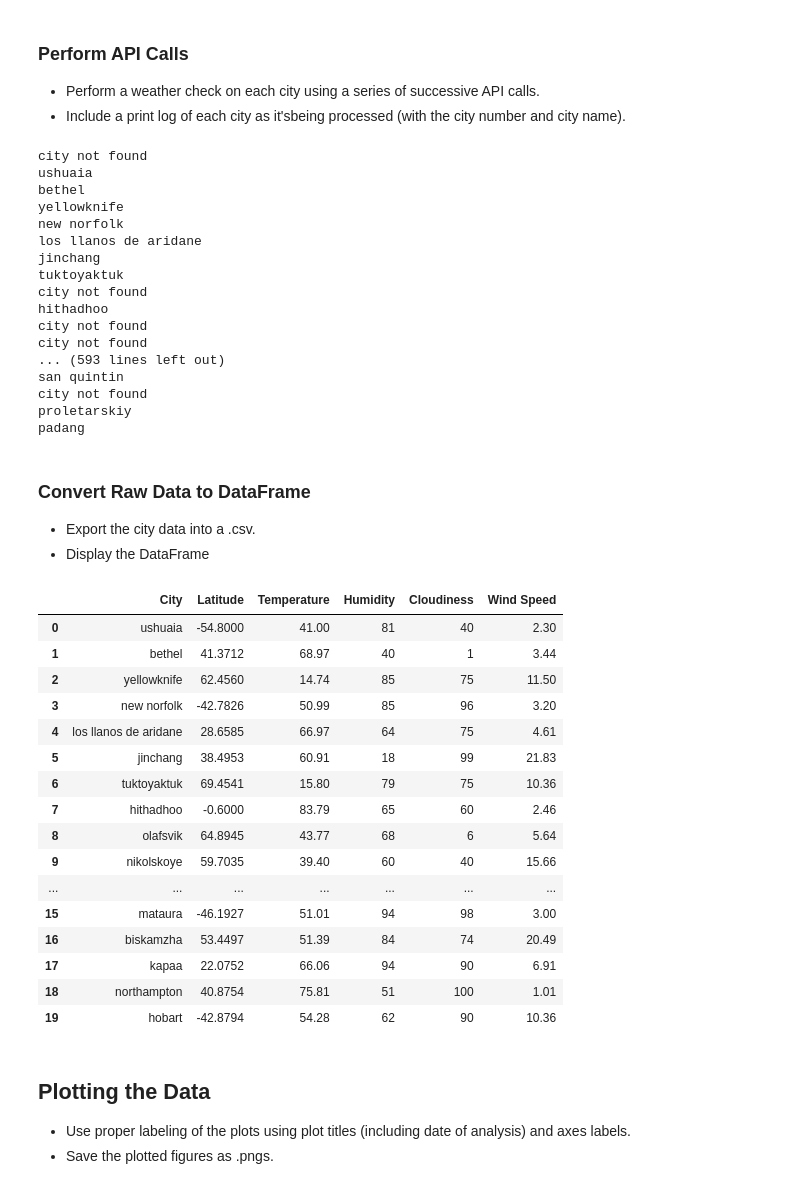
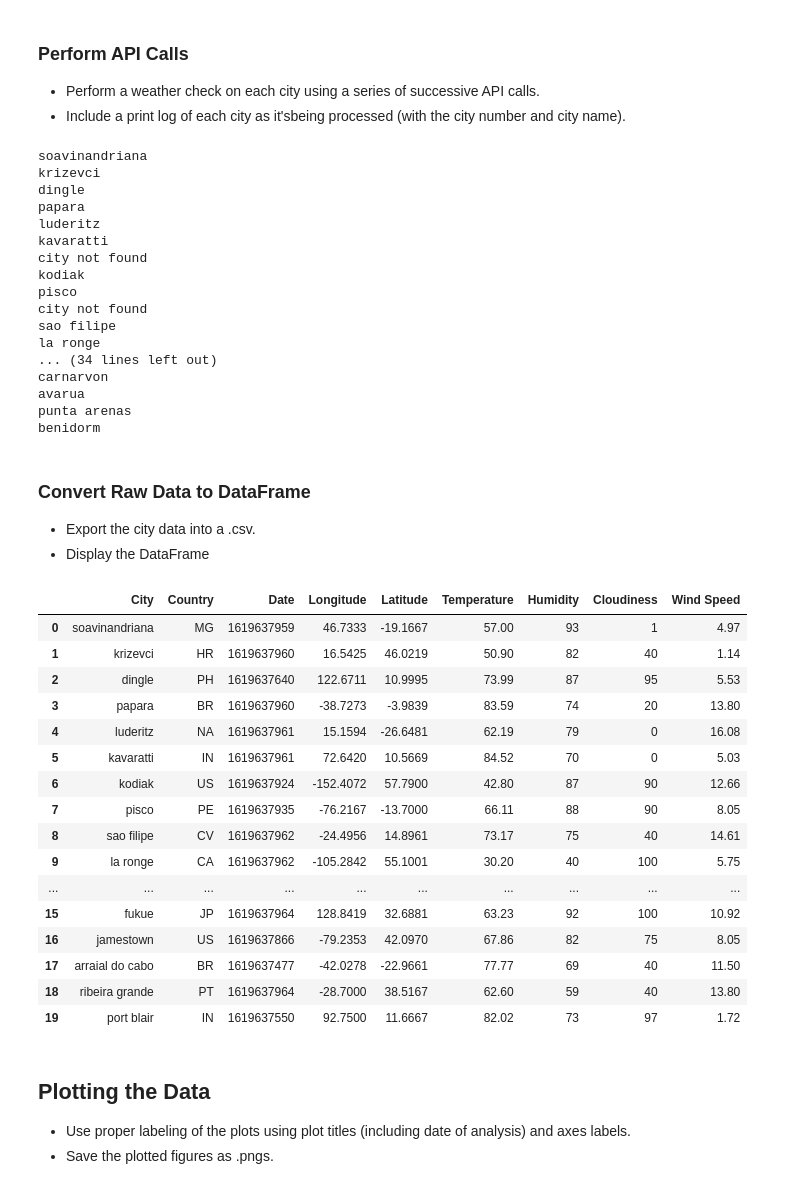
Before and after one commit to adrianna-addicks/python-api-challenge, a Jupyter notebook: starter_code/WeatherPy.ipynb, the cells around one changed output. Drawn from its saved outputs; the diff is of its cells as text; code cells hidden in the pictures.

```diff
--- a/starter_code/WeatherPy.ipynb
+++ b/starter_code/WeatherPy.ipynb
@@ -62,10 +62,12 @@ cityname=[]
 humidity=[]
 clouds=[]
 windspeed=[]
-
+country=[]
+long=[]
+date=[]
 #Query URL
 query_url= f"{url}appid={weather_api_key}&units={units}&q="
-for city in cities[:700]:
+for city in cities[:50]:
 
 
     try:
@@ -76,29 +78,31 @@ for city in cities[:700]:
         humidity.append(response['main']['humidity'])
         clouds.append(response['clouds']['all'])
         windspeed.append(response['wind']['speed'])
-
+        country.append(response['sys']['country'])
+        long.append(response['coord']['lon'])
+        date.append(response['dt'])
         print(city)
     except:
         print("city not found")
         pass
 # %% [output]
+soavinandriana
+krizevci
+dingle
+papara
+luderitz
+kavaratti
 city not found
-ushuaia
-bethel
-yellowknife
-new norfolk
-los llanos de aridane
-jinchang
-tuktoyaktuk
+kodiak
+pisco
 city not found
-hithadhoo
-city not found
-city not found
-... (593 lines left out)
-san quintin
-city not found
-proletarskiy
-padang
+sao filipe
+la ronge
+... (34 lines left out)
+carnarvon
+avarua
+punta arenas
+benidorm
 # %% [markdown]
 ### Convert Raw Data to DataFrame
 * Export the city data into a .csv.
@@ -106,33 +110,37 @@ padang
 # %%
 weather_dict= {
             "City": cityname,
+            "Country":country,
+            "Date":date,
+            "Longitude":long,
             "Latitude":   lat,
             "Temperature": temp,
             "Humidity": humidity,
             "Cloudiness": clouds,
             "Wind Speed": windspeed
+
 }
 weather_data= pd.DataFrame(weather_dict)
 
 weather_data.head(20)
 # %% [output]
-|  | City | Latitude | Temperature | Humidity | Cloudiness | Wind Speed |
-| 0 | ushuaia | -54.8000 | 41.00 | 81 | 40 | 2.30 |
-| 1 | bethel | 41.3712 | 68.97 | 40 | 1 | 3.44 |
-| 2 | yellowknife | 62.4560 | 14.74 | 85 | 75 | 11.50 |
-| 3 | new norfolk | -42.7826 | 50.99 | 85 | 96 | 3.20 |
-| 4 | los llanos de aridane | 28.6585 | 66.97 | 64 | 75 | 4.61 |
-| 5 | jinchang | 38.4953 | 60.91 | 18 | 99 | 21.83 |
-| 6 | tuktoyaktuk | 69.4541 | 15.80 | 79 | 75 | 10.36 |
-| 7 | hithadhoo | -0.6000 | 83.79 | 65 | 60 | 2.46 |
-| 8 | olafsvik | 64.8945 | 43.77 | 68 | 6 | 5.64 |
-| 9 | nikolskoye | 59.7035 | 39.40 | 60 | 40 | 15.66 |
-| ... | ... | ... | ... | ... | ... | ... |
-| 15 | mataura | -46.1927 | 51.01 | 94 | 98 | 3.00 |
-| 16 | biskamzha | 53.4497 | 51.39 | 84 | 74 | 20.49 |
-| 17 | kapaa | 22.0752 | 66.06 | 94 | 90 | 6.91 |
-| 18 | northampton | 40.8754 | 75.81 | 51 | 100 | 1.01 |
-| 19 | hobart | -42.8794 | 54.28 | 62 | 90 | 10.36 |
+|  | City | Country | Date | Longitude | Latitude | Temperature | Humidity | Cloudiness | Wind Speed |
+| 0 | soavinandriana | MG | 1619637959 | 46.7333 | -19.1667 | 57.00 | 93 | 1 | 4.97 |
+| 1 | krizevci | HR | 1619637960 | 16.5425 | 46.0219 | 50.90 | 82 | 40 | 1.14 |
+| 2 | dingle | PH | 1619637640 | 122.6711 | 10.9995 | 73.99 | 87 | 95 | 5.53 |
+| 3 | papara | BR | 1619637960 | -38.7273 | -3.9839 | 83.59 | 74 | 20 | 13.80 |
+| 4 | luderitz | NA | 1619637961 | 15.1594 | -26.6481 | 62.19 | 79 | 0 | 16.08 |
+| 5 | kavaratti | IN | 1619637961 | 72.6420 | 10.5669 | 84.52 | 70 | 0 | 5.03 |
+| 6 | kodiak | US | 1619637924 | -152.4072 | 57.7900 | 42.80 | 87 | 90 | 12.66 |
+| 7 | pisco | PE | 1619637935 | -76.2167 | -13.7000 | 66.11 | 88 | 90 | 8.05 |
+| 8 | sao filipe | CV | 1619637962 | -24.4956 | 14.8961 | 73.17 | 75 | 40 | 14.61 |
+| 9 | la ronge | CA | 1619637962 | -105.2842 | 55.1001 | 30.20 | 40 | 100 | 5.75 |
+| ... | ... | ... | ... | ... | ... | ... | ... | ... | ... |
+| 15 | fukue | JP | 1619637964 | 128.8419 | 32.6881 | 63.23 | 92 | 100 | 10.92 |
+| 16 | jamestown | US | 1619637866 | -79.2353 | 42.0970 | 67.86 | 82 | 75 | 8.05 |
+| 17 | arraial do cabo | BR | 1619637477 | -42.0278 | -22.9661 | 77.77 | 69 | 40 | 11.50 |
+| 18 | ribeira grande | PT | 1619637964 | -28.7000 | 38.5167 | 62.60 | 59 | 40 | 13.80 |
+| 19 | port blair | IN | 1619637550 | 92.7500 | 11.6667 | 82.02 | 73 | 97 | 1.72 |
 # %%
 weather_data.to_csv('citydatainfo.csv')
 # %% [markdown]
```
Also changed, not shown: parts of 8 cells of this notebook, 5 other files.
